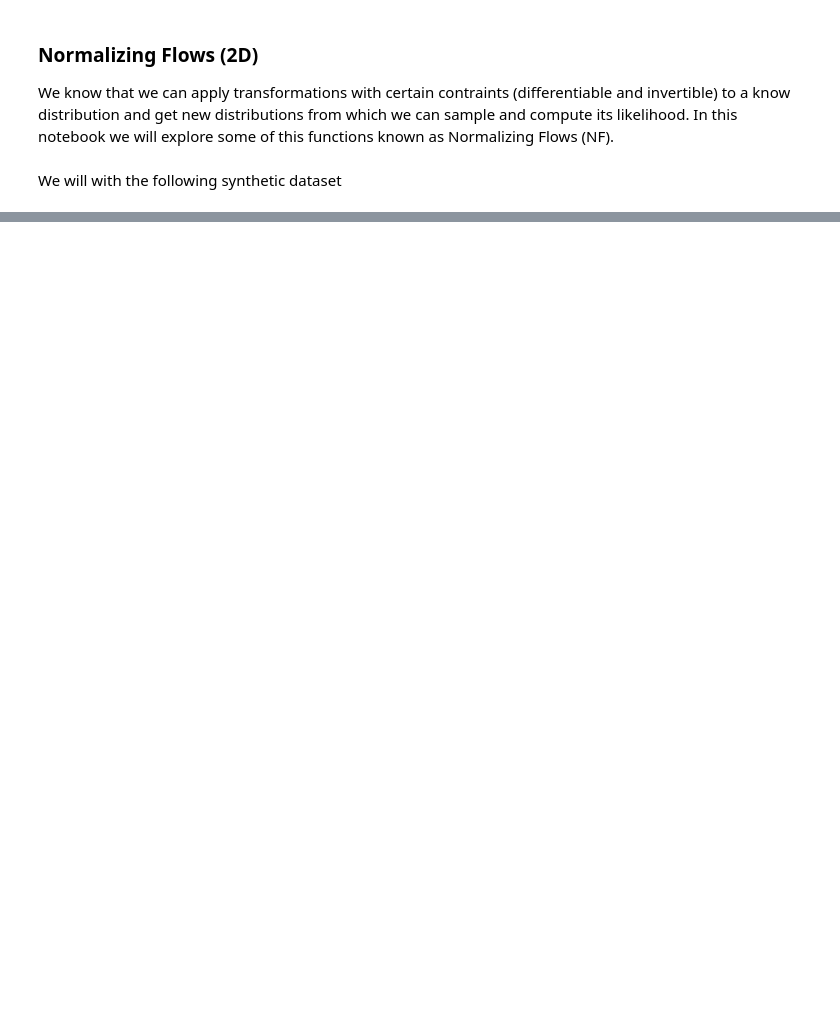
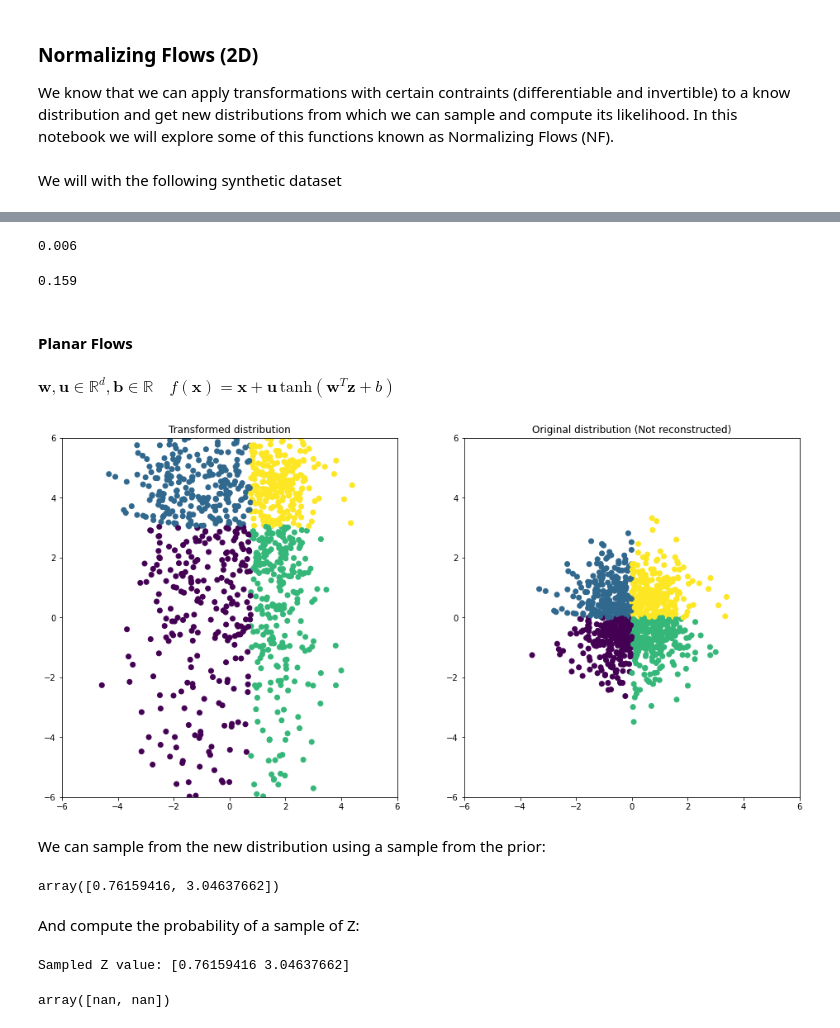
Before and after one commit to jgonzalezab/normalizing-flows, a Jupyter notebook: 2D_example.ipynb, the cells around one changed output, grey strips where cells are left out. Cells and saved outputs as stored; diff of their text form; code cells hidden in the pictures; blank space fills up the shorter version.

```diff
--- a/2D_example.ipynb
+++ b/2D_example.ipynb
@@ -79,0 +115,13 @@ stats.multivariate_normal.pdf(X[0],
+# %%
+flow.prob_Z([0, 0])
+# %% [output]
+0.006
+# %%
+flow.prob_X([0, 0])
+# %% [output]
+0.159
+# %% [markdown]
+#### Planar Flows
+# %% [markdown]
+$\textbf{w}, \textbf{u} \in \mathbb{R}^{d}, \textbf{b} \in \mathbb{R} \quad
+f({\textbf{x}})=\textbf{x}+\textbf{u} \, \mathrm{tanh}(\textbf{w}^{T}\textbf{z}+b)$
@@ -79,0 +161,36 @@ stats.multivariate_normal.pdf(X[0],
+# %%
+w = np.array([2, 1])
+u = np.array([1, 4])
+b = 1
+
+flow = PlanarFlow(X = X, w = w, u = u, b = b)
+flow.forward()
+
+fig, axs = plt.subplots(1, 2, figsize = (16, 8))
+axs[0].scatter(flow.Z[:,0], flow.Z[:,1], c = Y)
+axs[1].scatter(X[:,0], X[:,1], c = Y)
+
+axs[0].set_xlim(-6, 6)
+axs[0].set_ylim(-6, 6)
+axs[1].set_xlim(-6, 6)
+axs[1].set_ylim(-6, 6)
+
+axs[0].title.set_text('Transformed distribution')
+axs[1].title.set_text('Original distribution (Not reconstructed)')
+
+plt.show()
+# %% [output]
+[figure, added]
+# %% [markdown]
+We can sample from the new distribution using a sample from the prior:
+# %%
+flow.sample_Z([0, 0])
+# %% [output]
+array([0.76159416, 3.04637662])
+# %% [markdown]
+And compute the probability of a sample of Z:
+# %%
+flow.prob_Z([0, 0])
+# %% [output]
+Sampled Z value: [0.76159416 3.04637662]
+array([nan, nan])
```
Also changed, not shown: parts of 16 cells of this notebook.
